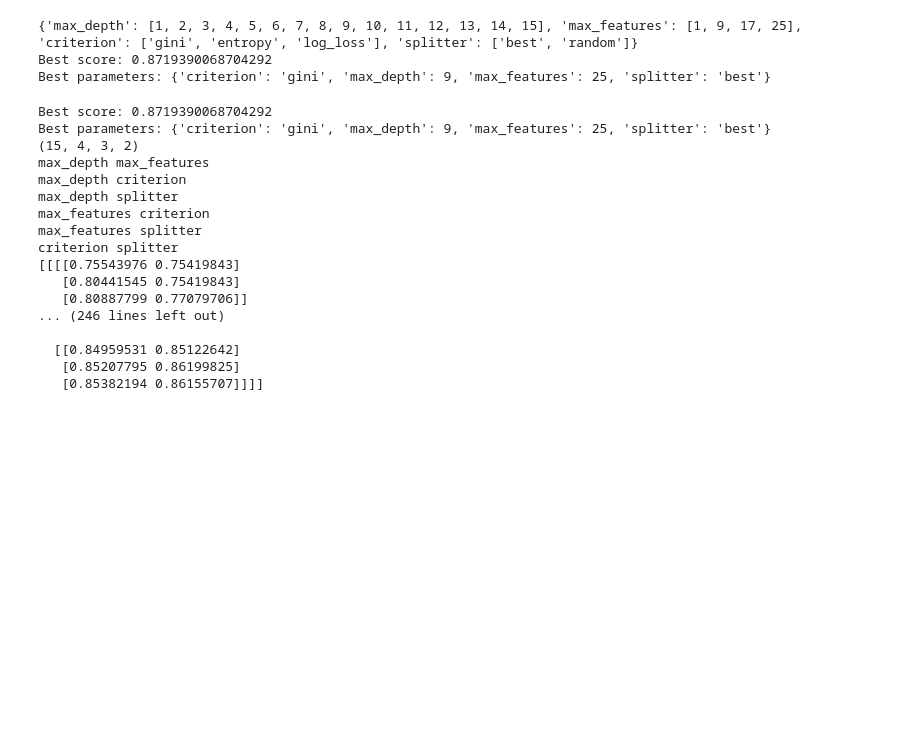
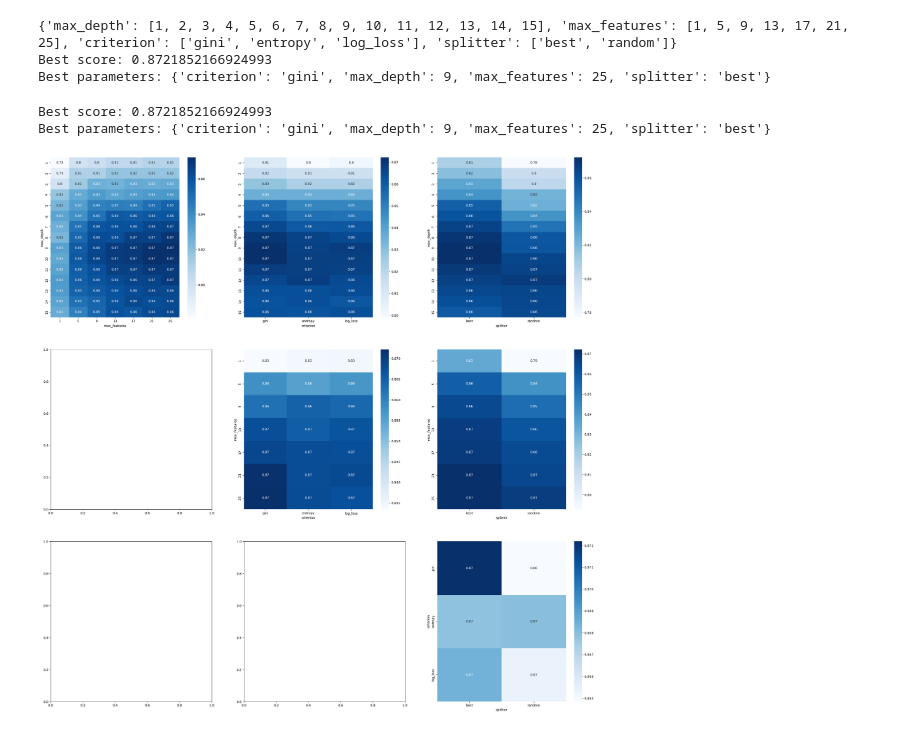
Before and after one commit to pedroojanuu/galaxy, a Jupyter notebook: algorithms.ipynb, the cells around one changed output. Saved outputs shown, nothing was run; the diff lists cells and outputs as text; code cells hidden in the pictures; blank space fills up the shorter version.

Commit message:
Added pair heatmaps for GridSearch parameters

```diff
--- a/algorithms.ipynb
+++ b/algorithms.ipynb
@@ -81,10 +120,8 @@ decision_tree_classifier = DecisionTreeClassifier()
 
 max_depth = 15
 max_features = nr_features
-features_step = 8
-nr_tested_features = max_features // features_step + 1
-nr_criterion = 3
-nr_splitter = 2
+features_step = 4
+nr_tested_features = (max_features + 1) // features_step
 
 parameter_grid = {
     "max_depth": list(range(1, max_depth + 1)),
@@ -98,33 +135,21 @@ grid_search = test_classifier(
     decision_tree_classifier, all_inputs, all_labels, parameter_grid
 )
 # %% [output]
-{'max_depth': [1, 2, 3, 4, 5, 6, 7, 8, 9, 10, 11, 12, 13, 14, 15], 'max_features': [1, 9, 17, 25], 'criterion': ['gini', 'entropy', 'log_loss'], 'splitter': ['best', 'random']}
-Best score: 0.8719390068704292
+{'max_depth': [1, 2, 3, 4, 5, 6, 7, 8, 9, 10, 11, 12, 13, 14, 15], 'max_features': [1, 5, 9, 13, 17, 21, 25], 'criterion': ['gini', 'entropy', 'log_loss'], 'splitter': ['best', 'random']}
+Best score: 0.8721852166924993
 Best parameters: {'criterion': 'gini', 'max_depth': 9, 'max_features': 25, 'splitter': 'best'}
-# %%
-plot_grid_search(
-    grid_search,
-    ["max_depth", "max_features", "criterion", "splitter"],
-    (max_depth, nr_tested_features, nr_criterion, nr_splitter),
-)
-# %% [output]
-Best score: 0.8719390068704292
-Best parameters: {'criterion': 'gini', 'max_depth': 9, 'max_features': 25, 'splitter': 'best'}
-(15, 4, 3, 2)
-max_depth max_features
-max_depth criterion
-max_depth splitter
-max_features criterion
-max_features splitter
-criterion splitter
-[[[[0.75543976 0.75419843]
-   [0.80441545 0.75419843]
-   [0.80887799 0.77079706]]
-... (246 lines left out)
-
-  [[0.84959531 0.85122642]
-   [0.85207795 0.86199825]
-   [0.85382194 0.86155707]]]]
+# %%
+parameter_names = list(parameter_grid.keys())
+plot_grid_search(
+    grid_search,
+    parameter_grid,
+    parameter_names,
+    [len(parameter_grid[parameter]) for parameter in parameter_names]
+)
+# %% [output]
+Best score: 0.8721852166924993
+Best parameters: {'criterion': 'gini', 'max_depth': 9, 'max_features': 25, 'splitter': 'best'}
+[figure, added]
 # %%
 def print_classification_report(model, testing_inputs, testing_classes):
     # plot histogarm with feature importance
```
Also changed, not shown: parts of 4 cells of this notebook, 2 other files.
